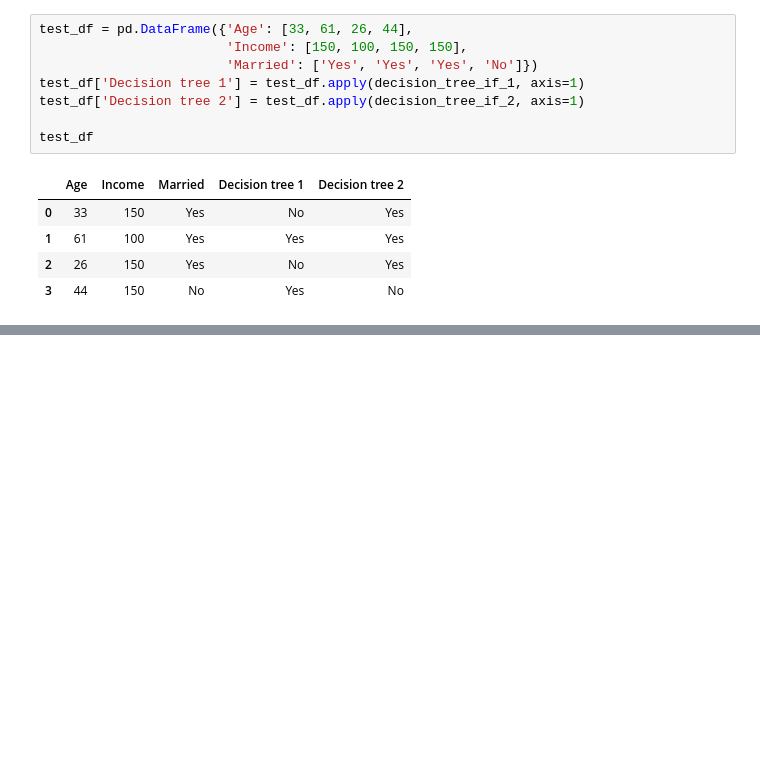
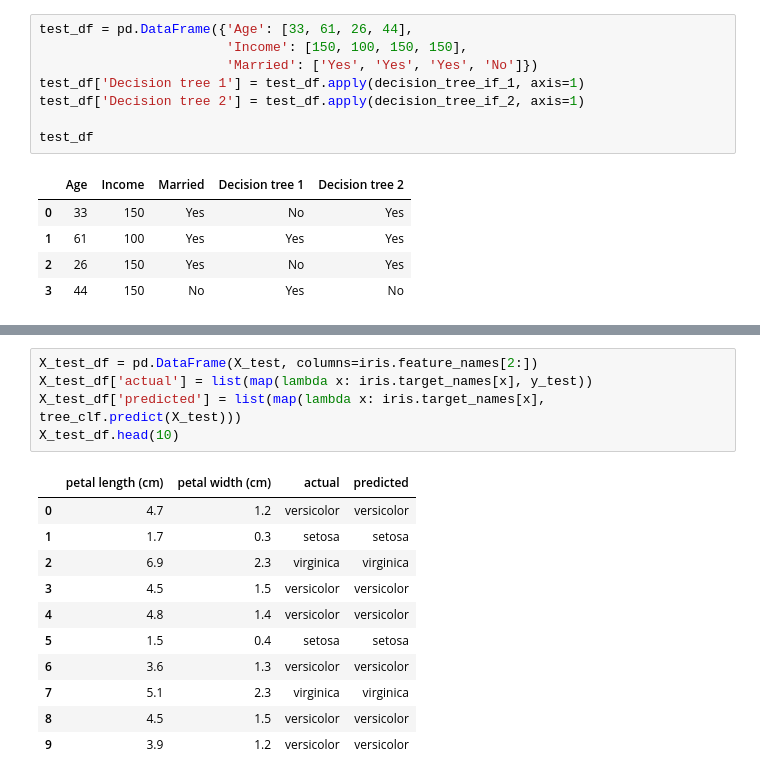
Before and after one commit to david1792x/notebooks, a Jupyter notebook: jupyter/decision_tree.ipynb, the cells around one changed output, grey strips where cells are left out. Drawn from its saved outputs; the diff is of its cells as text; blank space fills up the shorter version.

```diff
--- a/jupyter/decision_tree.ipynb
+++ b/jupyter/decision_tree.ipynb
@@ -66,0 +105,17 @@ from sklearn.tree import DecisionTreeClassifier
+# %%
+X_test_df = pd.DataFrame(X_test, columns=iris.feature_names[2:])
+X_test_df['actual'] = list(map(lambda x: iris.target_names[x], y_test))
+X_test_df['predicted'] = list(map(lambda x: iris.target_names[x], tree_clf.predict(X_test)))
+X_test_df.head(10)
+# %% [output]
+|  | petal length (cm) | petal width (cm) | actual | predicted |
+| 0 | 4.7 | 1.2 | versicolor | versicolor |
+| 1 | 1.7 | 0.3 | setosa | setosa |
+| 2 | 6.9 | 2.3 | virginica | virginica |
+| 3 | 4.5 | 1.5 | versicolor | versicolor |
+| 4 | 4.8 | 1.4 | versicolor | versicolor |
+| 5 | 1.5 | 0.4 | setosa | setosa |
+| 6 | 3.6 | 1.3 | versicolor | versicolor |
+| 7 | 5.1 | 2.3 | virginica | virginica |
+| 8 | 4.5 | 1.5 | versicolor | versicolor |
+| 9 | 3.9 | 1.2 | versicolor | versicolor |
```
Also changed, not shown: parts of 5 cells of this notebook.
